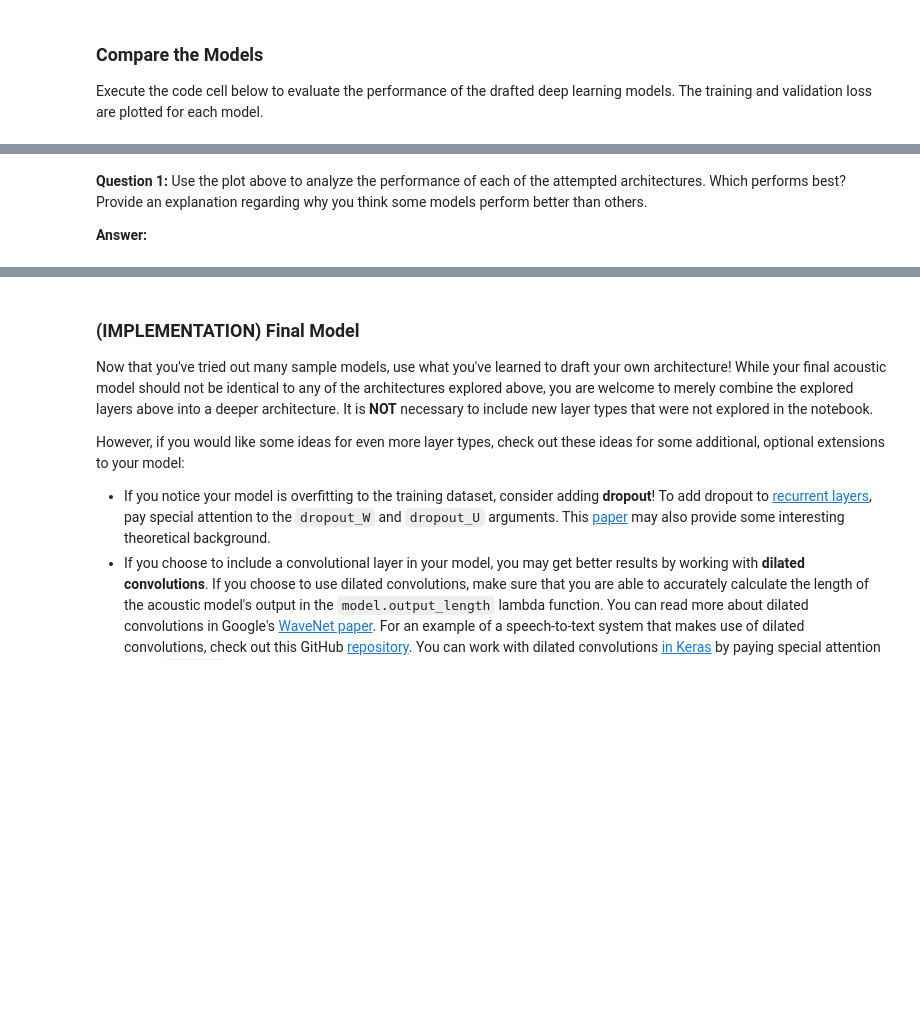
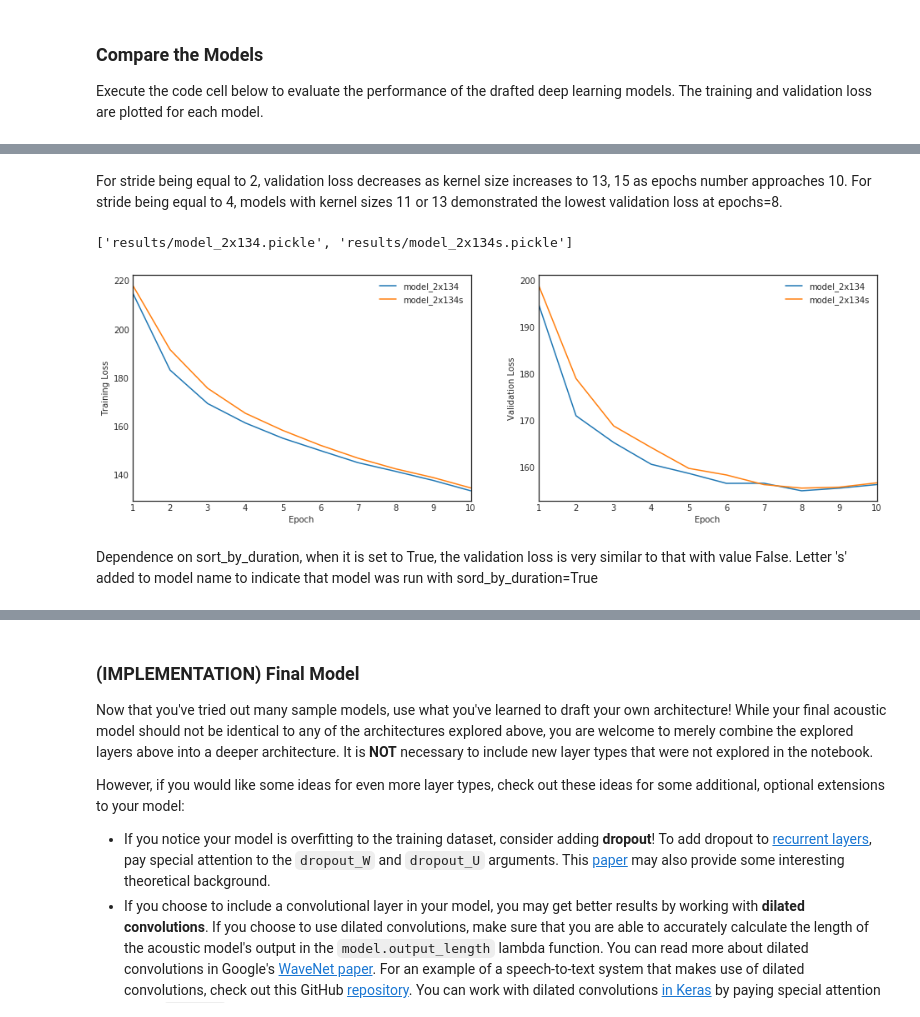
Before and after one commit to GintasBu/Speech-to-text, a Jupyter notebook: vui_notebook.ipynb, the cells around one changed output, grey strips where cells are left out. Drawn from its saved outputs; the diff is of its cells as text; code cells hidden in the pictures; blank space fills up the shorter version.

```diff
--- a/vui_notebook.ipynb
+++ b/vui_notebook.ipynb
@@ -348,3 +722,5 @@ Execute the code cell below to evaluate the performance of the drafted deep lear
+# %% [markdown]
+For stride being equal to 2, validation loss decreases as kernel size increases to 13, 15 as epochs number approaches 10. For stride being equal to 4, models with kernel sizes 11 or 13 demonstrated the lowest validation loss at epochs=8.
 # %%
 from glob import glob
 import numpy as np
@@ -353,42 +729,47 @@ import seaborn as sns
 import matplotlib.pyplot as plt
 %matplotlib inline
 sns.set_style(style='white')
-
 # obtain the paths for the saved model history
-all_pickles = sorted(glob("results/*.pickle"))
+all_pickles0 = sorted(glob("results/*.pickle"))
+#remove some models
+all_pickles=[item for item in all_pickles0 if '134' in item[16:-7]]
 # extract the name of each model
 model_names = [item[8:-7] for item in all_pickles]
+print(all_pickles)
 # extract the loss history for each model
 valid_loss = [pickle.load( open( i, "rb" ) )['val_loss'] for i in all_pickles]
 train_loss = [pickle.load( open( i, "rb" ) )['loss'] for i in all_pickles]
 # save the number of epochs used to train each model
 num_epochs = [len(valid_loss[i]) for i in range(len(valid_loss))]
 
 fig = plt.figure(figsize=(16,5))
 
 # plot the training loss vs. epoch for each model
 ax1 = fig.add_subplot(121)
 for i in range(len(all_pickles)):
     ax1.plot(np.linspace(1, num_epochs[i], num_epochs[i]),
             train_loss[i], label=model_names[i])
 # clean up the plot
 ax1.legend()
 ax1.set_xlim([1, max(num_epochs)])
 plt.xlabel('Epoch')
 plt.ylabel('Training Loss')
 
 # plot the validation loss vs. epoch for each model
 ax2 = fig.add_subplot(122)
 for i in range(len(all_pickles)):
+    #print(valid_loss[i])
     ax2.plot(np.linspace(1, num_epochs[i], num_epochs[i]),
             valid_loss[i], label=model_names[i])
 # clean up the plot
 ax2.legend()
 ax2.set_xlim([1, max(num_epochs)])
 plt.xlabel('Epoch')
 plt.ylabel('Validation Loss')
+#plt.ylim(127, 147)
 plt.show()
+# %% [output]
+['results/model_2x134.pickle', 'results/model_2x134s.pickle']
+[figure, added]
-# %% [markdown]
-__Question 1:__ Use the plot above to analyze the performance of each of the attempted architectures.  Which performs best?  Provide an explanation regarding why you think some models perform better than others.
-
-__Answer:__
+# %% [markdown]
+Dependence on sort_by_duration, when it is set to True, the validation loss is very similar to that with value False. Letter 's' added to model name to indicate that model was run with sord_by_duration=True
```
Also changed, not shown: parts of 32 cells of this notebook, 2 other files.
